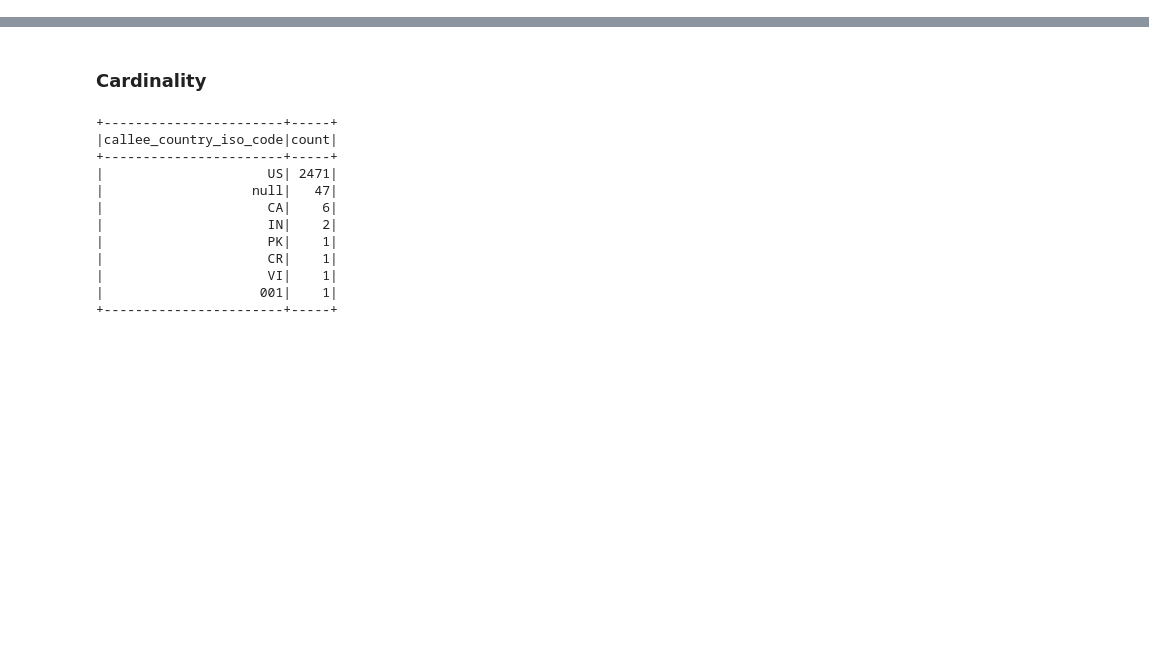
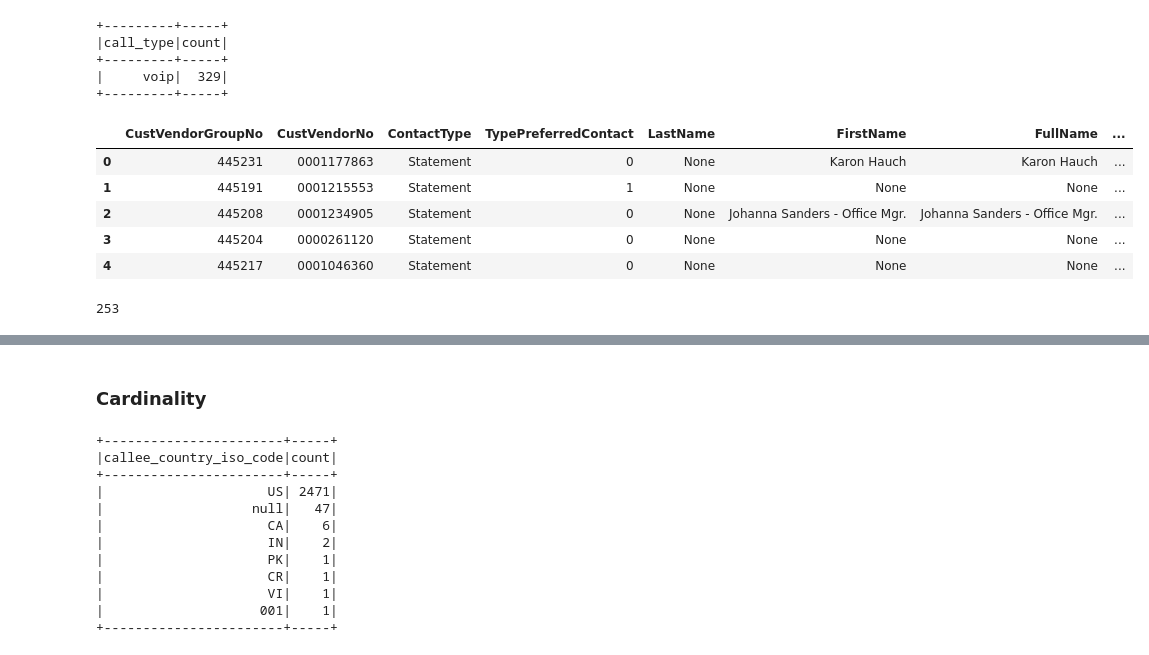
Before and after one commit to cpassorelli/call-reports, a Jupyter notebook: ipython/call-logs.ipynb, the cells around one changed output, grey strips where cells are left out. Drawn from its saved outputs; the diff is of its cells as text; code cells hidden in the pictures; blank space fills up the shorter version.

```diff
--- a/ipython/call-logs.ipynb
+++ b/ipython/call-logs.ipynb
@@ -180,0 +286,37 @@ table.limit(5).toPandas()
+# %%
+# all incomming calls voip
+
+(
+    table
+    .where(col('direction') == 'inbound')
+    .groupBy('call_type')
+    .count()
+    .show()
+)
+# %% [output]
++---------+-----+
+|call_type|count|
++---------+-----+
+|     voip|  329|
++---------+-----+
+# %%
+(
+    spark
+    .read
+    .parquet('/tmp/phone-calls/VendorContacts')
+    .where(col('CustomerName').rlike('Atrium'))
+    .where(col('Phone').rlike('^704'))
+    .limit(5)
+    .toPandas()
+)
+# %% [output]
+|  | CustVendorGroupNo | CustVendorNo | ContactType | TypePreferredContact | LastName | FirstName | FullName | ... |
+| 0 | 445231 | 0001177863 | Statement | 0 | None | Karon Hauch | Karon Hauch | ... |
+| 1 | 445191 | 0001215553 | Statement | 1 | None | None | None | ... |
+| 2 | 445208 | 0001234905 | Statement | 0 | None | Johanna Sanders - Office Mgr. | Johanna Sanders - Office Mgr. | ... |
+| 3 | 445204 | 0000261120 | Statement | 0 | None | None | None | ... |
+| 4 | 445217 | 0001046360 | Statement | 0 | None | None | None | ... |
+# %%
+table.where('caller_name <=> owner_name').count()
+# %% [output]
+253
```
Also changed, not shown: parts of 16 cells of this notebook, 5 other files.
